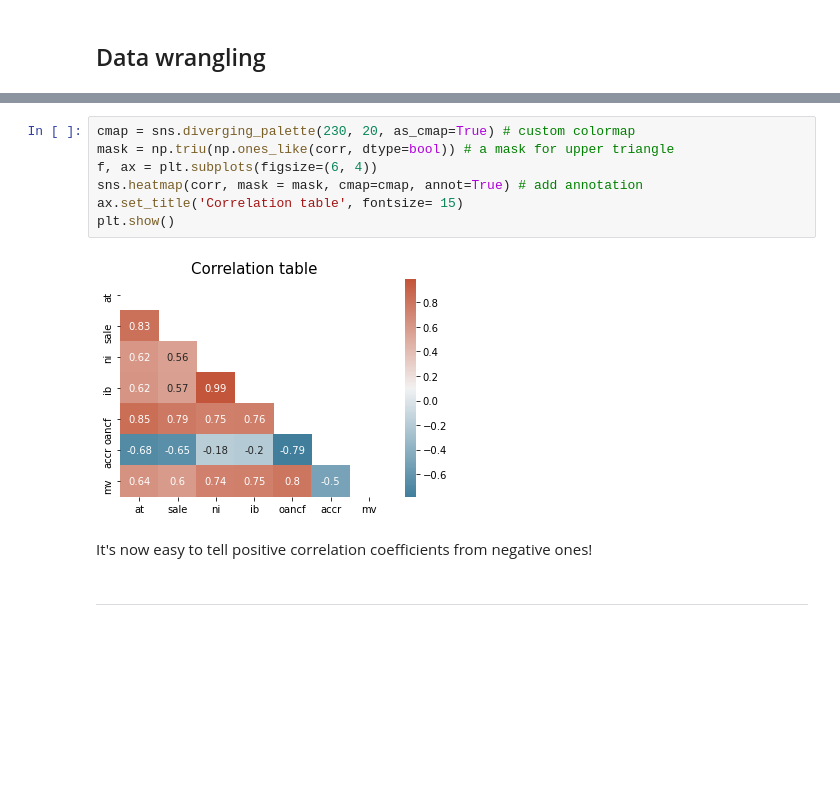
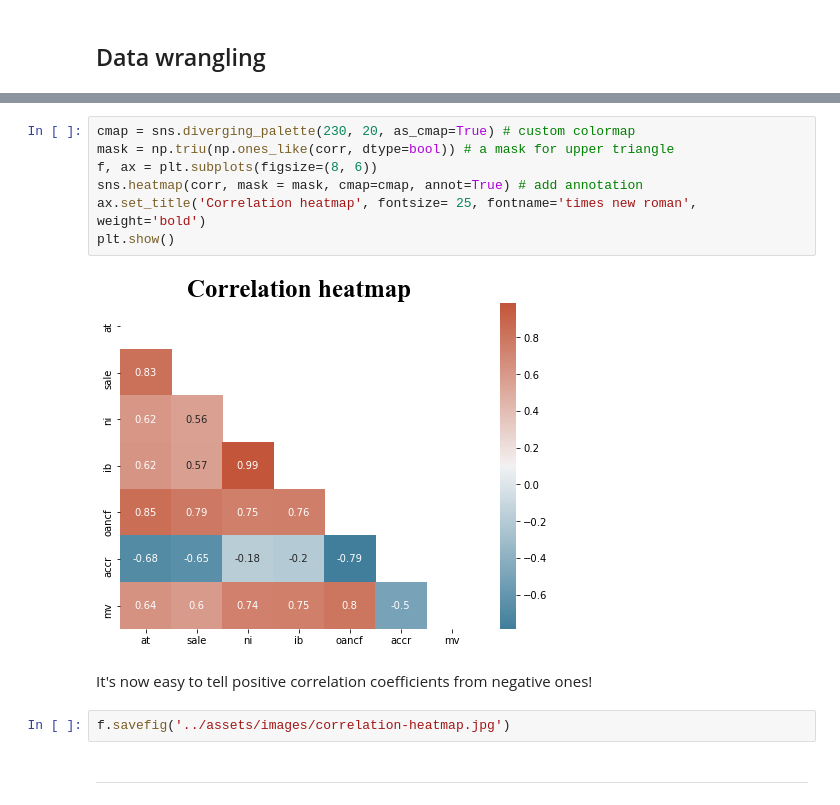
Before and after one commit to jaeyoonyu/jaeyoonyu.github.io, a Jupyter notebook: _code/visual-heatmap.ipynb, the cells around one changed output, grey strips where cells are left out. Saved outputs shown, nothing was run; the diff lists cells and outputs as text; blank space fills up the shorter version.

```diff
--- a/_code/visual-heatmap.ipynb
+++ b/_code/visual-heatmap.ipynb
@@ -70,13 +70,15 @@ plt.show()
 # %%
 cmap = sns.diverging_palette(230, 20, as_cmap=True) # custom colormap
 mask = np.triu(np.ones_like(corr, dtype=bool)) # a mask for upper triangle
-f, ax = plt.subplots(figsize=(6, 4))
+f, ax = plt.subplots(figsize=(8, 6))
 sns.heatmap(corr, mask = mask, cmap=cmap, annot=True) # add annotation
-ax.set_title('Correlation table', fontsize= 15)
+ax.set_title('Correlation heatmap', fontsize= 25, fontname='times new roman', weight='bold')
 plt.show()
 # %% [output]
-[figure, old version]
+[figure, new version]
 # %% [markdown]
 It's now easy to tell positive correlation coefficients from negative ones!
+# %%
+f.savefig('../assets/images/correlation-heatmap.jpg')
 # %% [markdown]
 -----------
```
Also changed, not shown: parts of 5 cells of this notebook, 3 other files.
